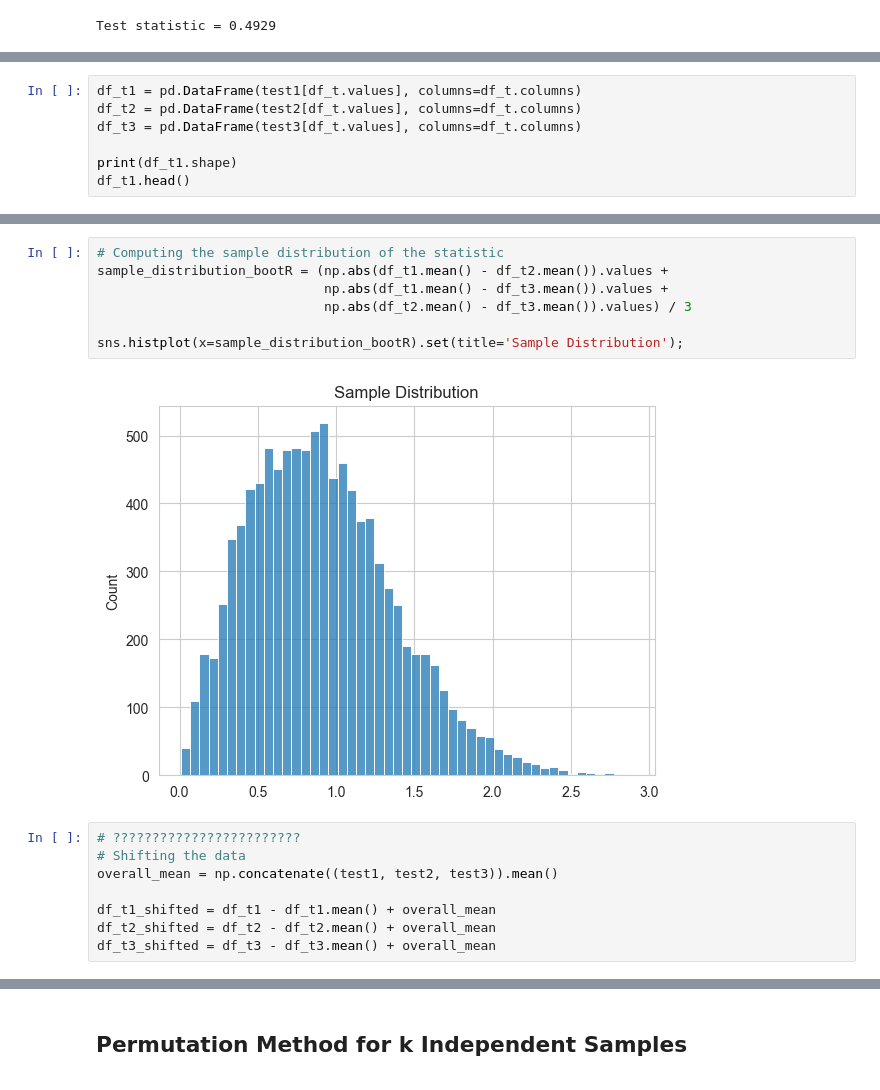
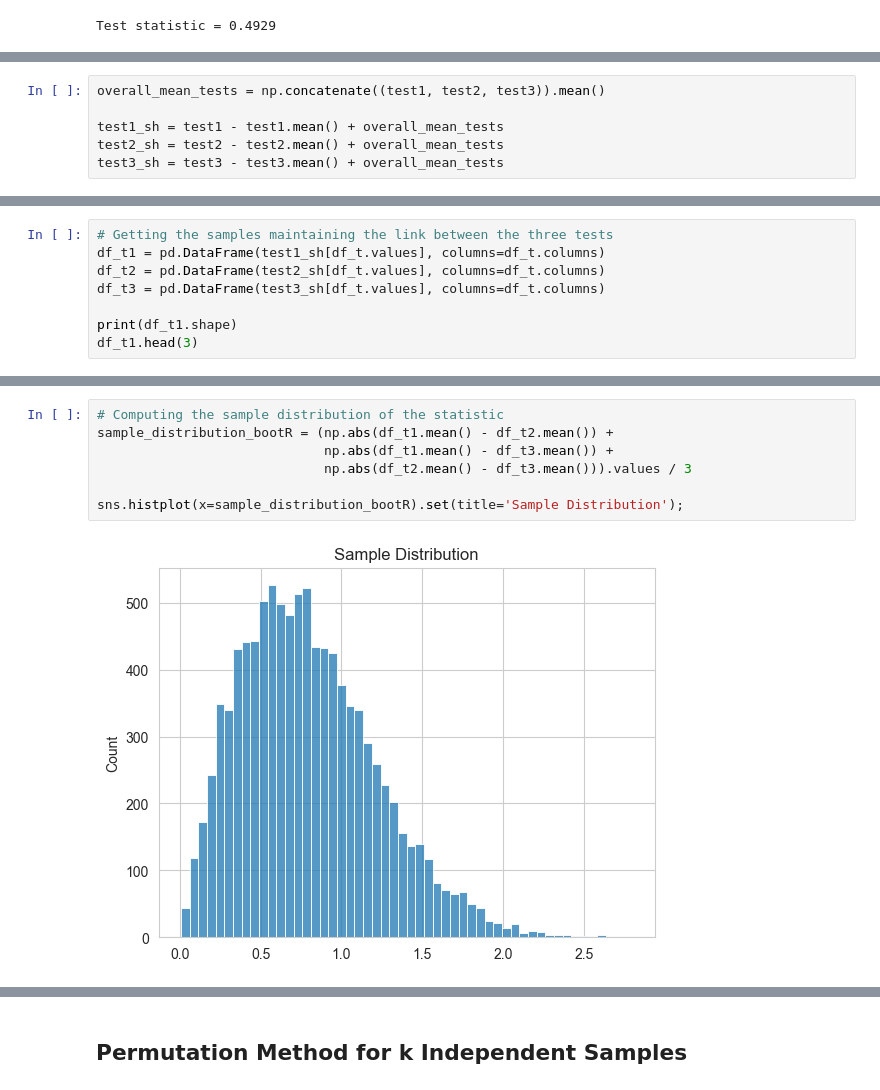
Before and after one commit to Goliath-Research/Computational-Statistics, a Jupyter notebook: 04-Inferential Statistics/10-Resampling-ANOVA.ipynb, the cells around one changed output, grey strips where cells are left out. Drawn from its saved outputs; the diff is of its cells as text.

```diff
--- a/04-Inferential Statistics/10-Resampling-ANOVA.ipynb
+++ b/04-Inferential Statistics/10-Resampling-ANOVA.ipynb
@@ -232,0 +216,6 @@ We will use "block resampling." The block resampling procedure respects the obse
+# %%
+overall_mean_tests = np.concatenate((test1, test2, test3)).mean()
+
+test1_sh = test1 - test1.mean() + overall_mean_tests
+test2_sh = test2 - test2.mean() + overall_mean_tests
+test3_sh = test3 - test3.mean() + overall_mean_tests
@@ -250,10 +238,11 @@ df_t.head()
 # %%
-df_t1 = pd.DataFrame(test1[df_t.values], columns=df_t.columns)
-df_t2 = pd.DataFrame(test2[df_t.values], columns=df_t.columns)
-df_t3 = pd.DataFrame(test3[df_t.values], columns=df_t.columns)
+# Getting the samples maintaining the link between the three tests
+df_t1 = pd.DataFrame(test1_sh[df_t.values], columns=df_t.columns)
+df_t2 = pd.DataFrame(test2_sh[df_t.values], columns=df_t.columns)
+df_t3 = pd.DataFrame(test3_sh[df_t.values], columns=df_t.columns)
 
 print(df_t1.shape)
-df_t1.head()
+df_t1.head(3)
 # %% [output]
 (50, 10000)
 |  | S0 | S1 | S2 | S3 | S4 | ... | S9995 | S9996 | S9997 | S9998 | S9999 |
@@ -266,17 +253,9 @@ df_t1.head()
 # %%
 # Computing the sample distribution of the statistic
-sample_distribution_bootR = (np.abs(df_t1.mean() - df_t2.mean()).values +
-                             np.abs(df_t1.mean() - df_t3.mean()).values +
-                             np.abs(df_t2.mean() - df_t3.mean()).values) / 3
+sample_distribution_bootR = (np.abs(df_t1.mean() - df_t2.mean()) +
+                             np.abs(df_t1.mean() - df_t3.mean()) +
+                             np.abs(df_t2.mean() - df_t3.mean())).values / 3
 
 sns.histplot(x=sample_distribution_bootR).set(title='Sample Distribution');
 # %% [output]
-[figure, old version]
+[figure, new version]
-# %%
-# ????????????????????????
-# Shifting the data
-overall_mean = np.concatenate((test1, test2, test3)).mean()
-
-df_t1_shifted = df_t1 - df_t1.mean() + overall_mean
-df_t2_shifted = df_t2 - df_t2.mean() + overall_mean
-df_t3_shifted = df_t3 - df_t3.mean() + overall_mean
```
Also changed, not shown: parts of 36 cells of this notebook.
